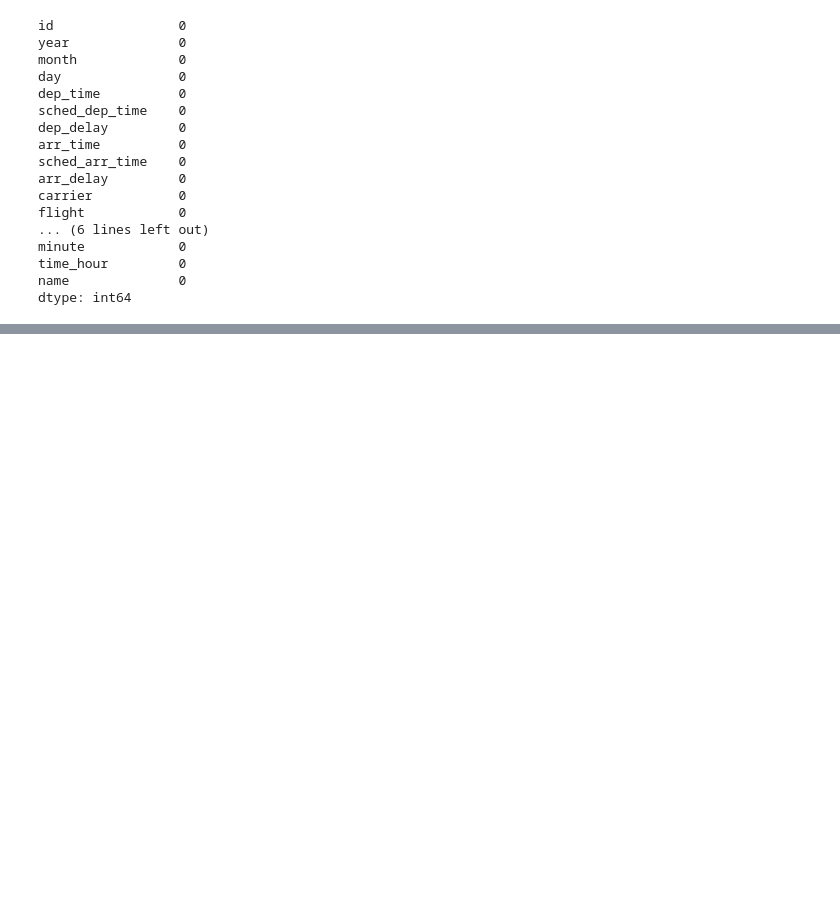
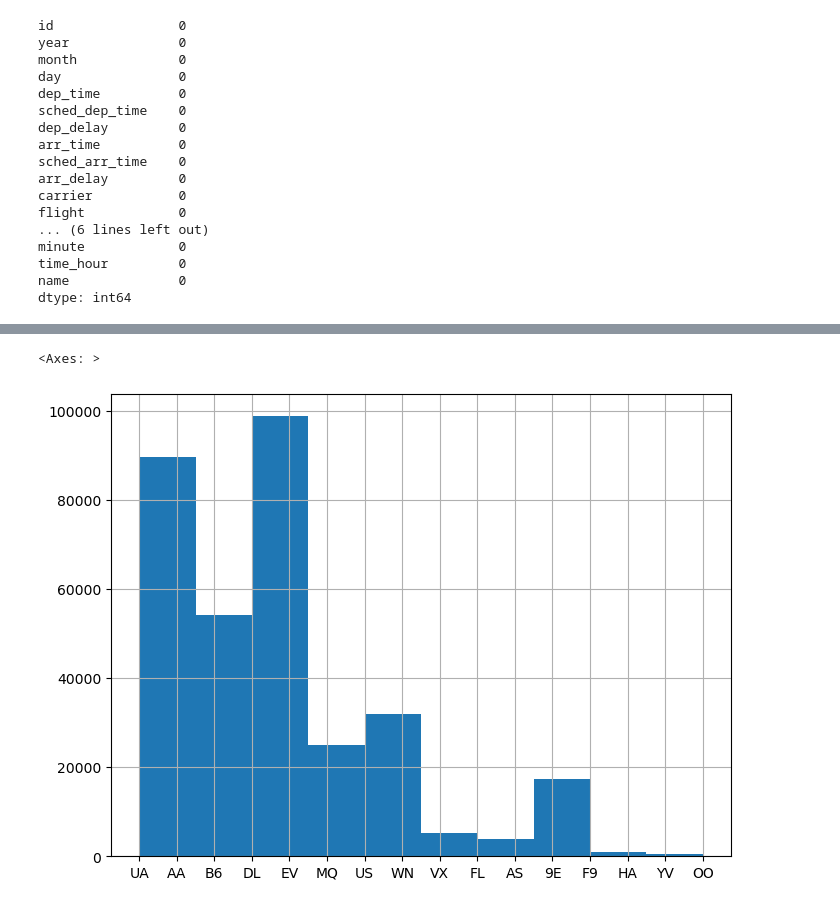
Before and after one commit to mobinghasemi/EDA_on_Flights, a Jupyter notebook: DATASCIENCE2_Ex04_mobin_ghasemi_kurd.ipynb, the cells around one changed output, grey strips where cells are left out. Drawn from its saved outputs; the diff is of its cells as text; code cells hidden in the pictures; blank space fills up the shorter version.

```diff
--- a/DATASCIENCE2_Ex04_mobin_ghasemi_kurd.ipynb
+++ b/DATASCIENCE2_Ex04_mobin_ghasemi_kurd.ipynb
@@ -387,0 +451,5 @@ dtype: int64
+# %%
+df["carrier"].hist()
+# %% [output]
+<Axes: >
+[figure, added]
```
Also changed, not shown: parts of 17 cells of this notebook.
